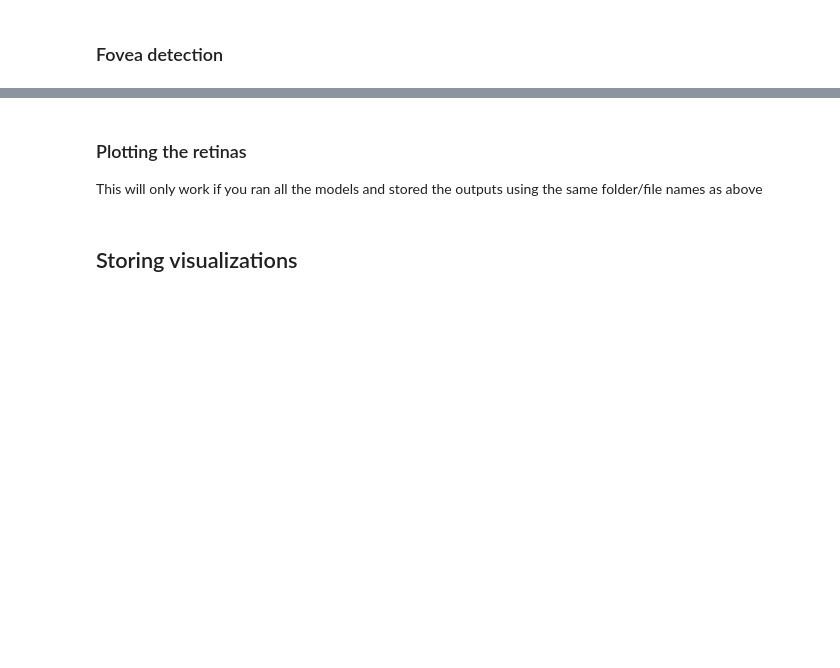
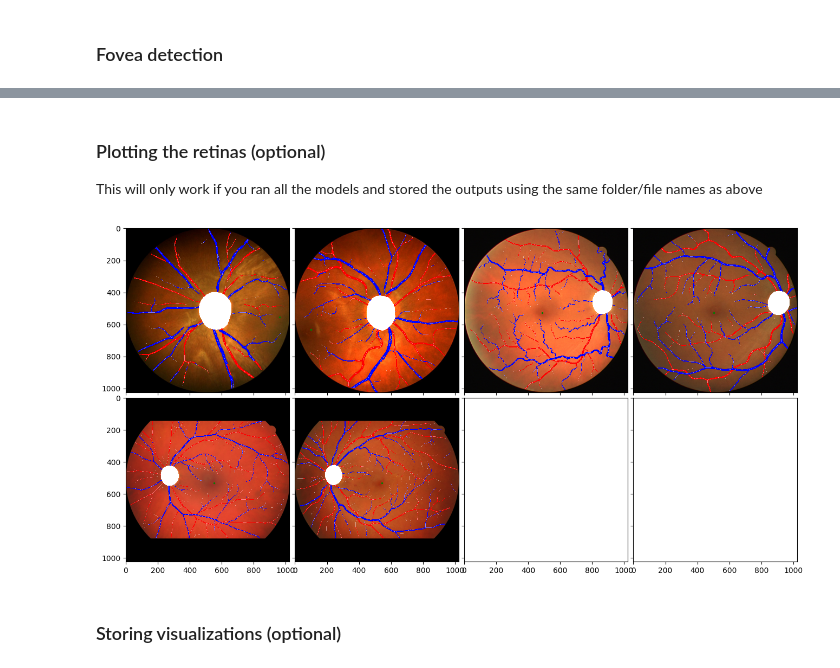
Before and after one commit to Eyened/retinalysis-vascx, a Jupyter notebook: notebooks/1_segment_preprocessed.ipynb, the cells around one changed output, grey strips where cells are left out. Cells and saved outputs as stored; diff of their text form; code cells hidden in the pictures; blank space fills up the shorter version.

Commit message:
refined notebooks, added samples

```diff
--- a/notebooks/1_segment_preprocessed.ipynb
+++ b/notebooks/1_segment_preprocessed.ipynb
@@ -15,20 +12,18 @@ from rtnls_models.utils.config import load_config  # noqa: F401
 
 Here we segment images preprocessed using 0_preprocess.ipynb
 # %%
-ds_path = Path("../../samples/fundus")
+ds_path = Path("../samples/fundus")
 
-# input folder. point to a folder with png and/or dicom images
-rgb_path = ds_path / "preprocessed_rgb"
-ce_path = ds_path / "preprocessed_ce"
+# input folders. these are the folders where we stored the preprocessed images
+rgb_path = ds_path / "rgb"
+ce_path = ds_path / "ce"
 
-# these are the output folders:
-av_path = ds_path / "av"
-vessels_path = ds_path / "vessels"
-overlays_path = ds_path / "overlays"
-discs_path = ds_path / "discs"
-overlays_path = ds_path / "overlays"
+# these are the output folders for:
+av_path = ds_path / "av"                # artery-vein segmentations
+discs_path = ds_path / "discs"          # optic disc segmentations
+overlays_path = ds_path / "overlays"    # optional overlay visualizations
 
-device = torch.device("cuda:0")
+device = torch.device("cuda:0")         # device to use for inference
 # %%
 rgb_paths = sorted(list(rgb_path.glob("*.png")))
 ce_paths = sorted(list(ce_path.glob("*.png")))
@@ -61,15 +66,18 @@ df
 # %% [markdown]
-### Plotting the retinas
+### Plotting the retinas (optional)
 
 This will only work if you ran all the models and stored the outputs using the same folder/file names as above
 # %%
 from vascx.utils.loader import RetinaLoader
+from rtnls_enface.utils.plotting import plot_gridfns
 
-loader = RetinaLoader.from_folder(ds_path, fundus_subfolder="preprocessed_rgb")
+loader = RetinaLoader.from_folder(ds_path)
 # %%
-plot_gridfns([ret.plot for ret in loader[:8]])
+plot_gridfns([ret.plot for ret in loader[:6]])
+# %% [output]
+[figure, added]
 # %% [markdown]
-## Storing visualizations
+### Storing visualizations (optional)
 # %%
 if not overlays_path.exists():
     overlays_path.mkdir()
```
Also changed, not shown: parts of 5 cells of this notebook, 8 other files.
